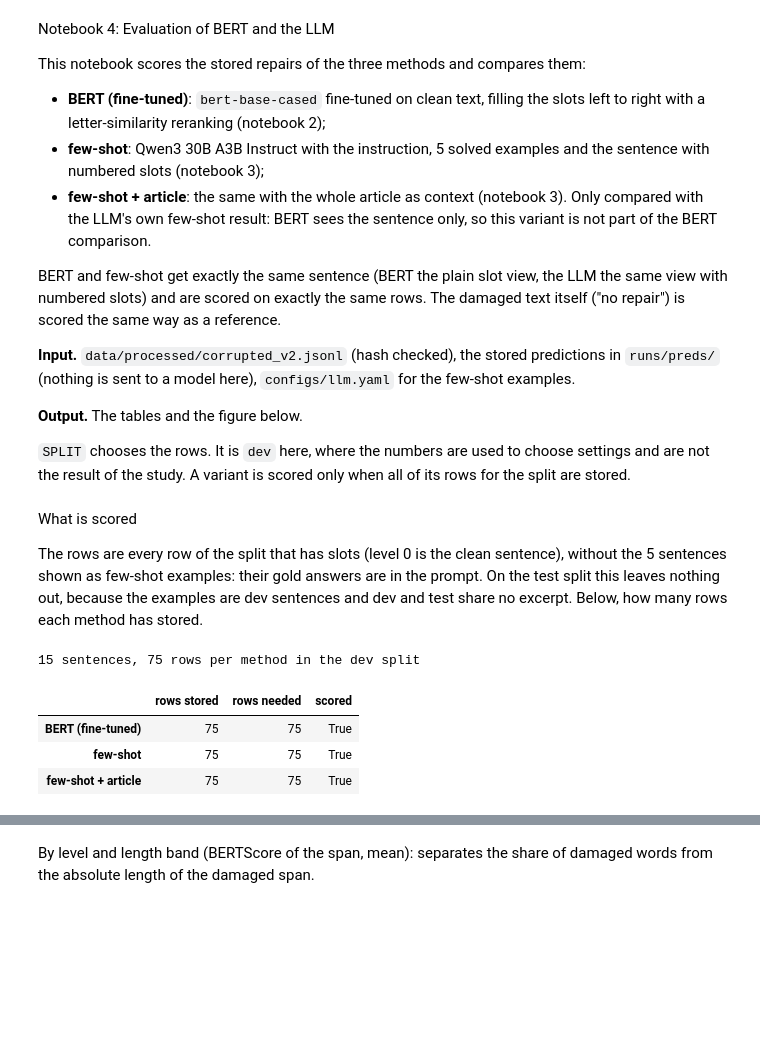
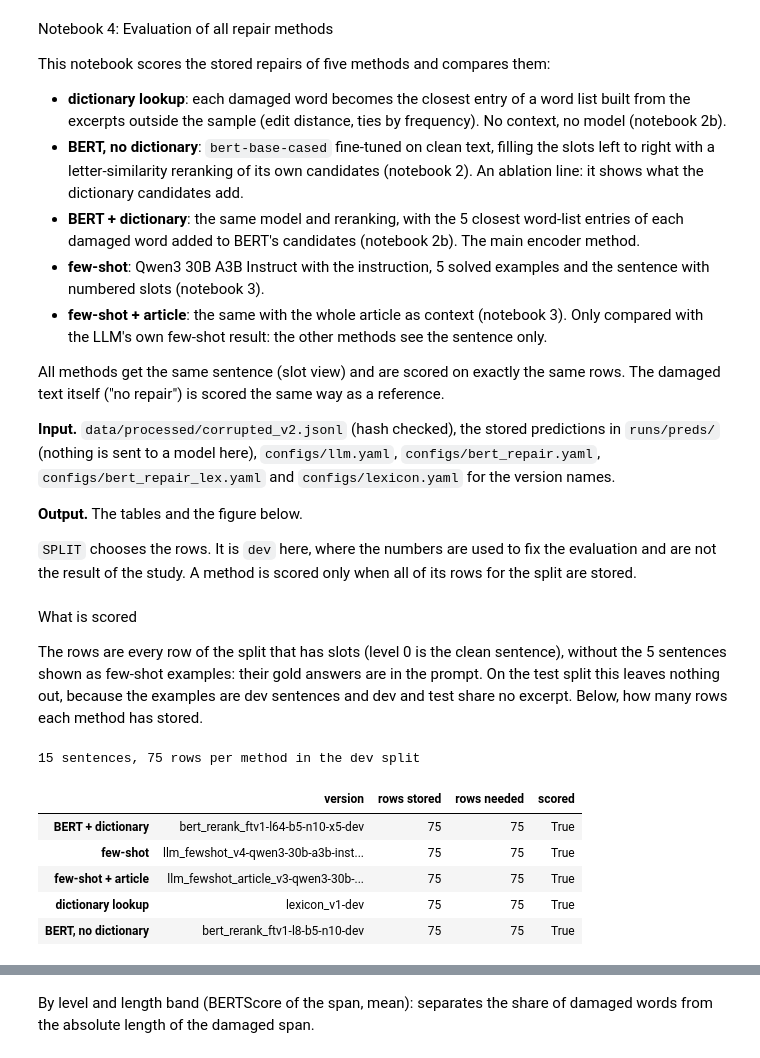
Before and after one commit to tanruoshan/GenAI, a Jupyter notebook: notebooks/04_evaluation.ipynb, the cells around one changed output, grey strips where cells are left out. Drawn from its saved outputs; the diff is of its cells as text; code cells hidden in the pictures; blank space fills up the shorter version.

```diff
--- a/notebooks/04_evaluation.ipynb
+++ b/notebooks/04_evaluation.ipynb
@@ -1,27 +1,31 @@
 # %% [markdown]
-Notebook 4: Evaluation of BERT and the LLM
+Notebook 4: Evaluation of all repair methods
 
-This notebook scores the stored repairs of the three methods and compares them:
+This notebook scores the stored repairs of five methods and compares them:
 
-- **BERT (fine-tuned)**: `bert-base-cased` fine-tuned on clean text, filling the slots left to right with a
-  letter-similarity reranking (notebook 2);
+- **dictionary lookup**: each damaged word becomes the closest entry of a word list built from the excerpts
+  outside the sample (edit distance, ties by frequency). No context, no model (notebook 2b).
+- **BERT, no dictionary**: `bert-base-cased` fine-tuned on clean text, filling the slots left to right with a
+  letter-similarity reranking of its own candidates (notebook 2). An ablation line: it shows what the
+  dictionary candidates add.
+- **BERT + dictionary**: the same model and reranking, with the 5 closest word-list entries of each damaged
+  word added to BERT's candidates (notebook 2b). The main encoder method.
 - **few-shot**: Qwen3 30B A3B Instruct with the instruction, 5 solved examples and the sentence with numbered
-  slots (notebook 3);
+  slots (notebook 3).
 - **few-shot + article**: the same with the whole article as context (notebook 3). Only compared with the
-  LLM's own few-shot result: BERT sees the sentence only, so this variant is not part of the BERT
-  comparison.
+  LLM's own few-shot result: the other methods see the sentence only.
 
-BERT and few-shot get exactly the same sentence (BERT the plain slot view, the LLM the same view with numbered
-slots) and are scored on exactly the same rows. The damaged text itself ("no repair") is scored the same way
-as a reference.
+All methods get the same sentence (slot view) and are scored on exactly the same rows. The damaged text
+itself ("no repair") is scored the same way as a reference.
 
 **Input.** `data/processed/corrupted_v2.jsonl` (hash checked), the stored predictions in `runs/preds/`
-(nothing is sent to a model here), `configs/llm.yaml` for the few-shot examples.
+(nothing is sent to a model here), `configs/llm.yaml`, `configs/bert_repair.yaml`,
+`configs/bert_repair_lex.yaml` and `configs/lexicon.yaml` for the version names.
 
 **Output.** The tables and the figure below.
 
-`SPLIT` chooses the rows. It is `dev` here, where the numbers are used to choose settings and are not the
-result of the study. A variant is scored only when all of its rows for the split are stored.
+`SPLIT` chooses the rows. It is `dev` here, where the numbers are used to fix the evaluation and are not the
+result of the study. A method is scored only when all of its rows for the split are stored.
 # %%
 import hashlib
 import json
@@ -57,25 +61,34 @@ each method has stored.
 # %%
 example_ids = {i for i, _ in llm_config["fewshot_picks"]}
 scored_rows = [r for r in rows if r["split"] == SPLIT and r["id"] not in example_ids and r["k"]]
 scored_ids = sorted({r["id"] for r in scored_rows})
 expected = {(r["id"], r["severity"]) for r in scored_rows}
 
 versions = variant_versions(llm_config, SPLIT)
-VARIANTS = {"BERT (fine-tuned)": ("bert_rerank", repair_version(load_repair_config(), SPLIT)),  # written by notebook 2
-            "few-shot": versions["few-shot"], "few-shot + article": versions["few-shot + article"]}
-ORDER = list(VARIANTS)  # fixed order: a method keeps its colour in every figure
+VARIANTS = {  # fixed order: a method keeps its colour in every figure
+    "BERT + dictionary": ("bert_rerank", repair_version(load_repair_config(ROOT / "configs" / "bert_repair_lex.yaml"), SPLIT)),
+    "few-shot": versions["few-shot"],
+    "few-shot + article": versions["few-shot + article"],
+    "dictionary lookup": ("lexicon", lexicon_version(load_lexicon_config(), SPLIT)),
+    "BERT, no dictionary": ("bert_rerank", repair_version(load_repair_config(), SPLIT)),
+}
+ORDER = list(VARIANTS)
+LLM = ["few-shot", "few-shot + article"]
 stored = {name: {(p["id"], p["severity"]): p for p in load_preds(pred_path(*v))} for name, v in VARIANTS.items()}
 available = [name for name in VARIANTS if expected <= set(stored[name])]
 METHODS = available + ["no repair"]
 print(f"{len(scored_ids)} sentences, {len(expected)} rows per method in the {SPLIT} split")
-pd.DataFrame({"rows stored": {n: len(expected & set(s)) for n, s in stored.items()},
+pd.DataFrame({"version": {n: f"{m}_{v}" for n, (m, v) in VARIANTS.items()},
+              "rows stored": {n: len(expected & set(s)) for n, s in stored.items()},
               "rows needed": len(expected), "scored": {n: n in available for n in stored}})
 # %% [output]
 15 sentences, 75 rows per method in the dev split
-|  | rows stored | rows needed | scored |
-| BERT (fine-tuned) | 75 | 75 | True |
-| few-shot | 75 | 75 | True |
-| few-shot + article | 75 | 75 | True |
+|  | version | rows stored | rows needed | scored |
+| BERT + dictionary | bert_rerank_ftv1-l64-b5-n10-x5-dev | 75 | 75 | True |
+| few-shot | llm_fewshot_v4-qwen3-30b-a3b-inst... | 75 | 75 | True |
+| few-shot + article | llm_fewshot_article_v3-qwen3-30b-... | 75 | 75 | True |
+| dictionary lookup | lexicon_v1-dev | 75 | 75 | True |
+| BERT, no dictionary | bert_rerank_ftv1-l8-b5-n10-dev | 75 | 75 | True |
 # %% [markdown]
 The scores
 
```
Also changed, not shown: parts of 28 cells of this notebook, 5 other files.
